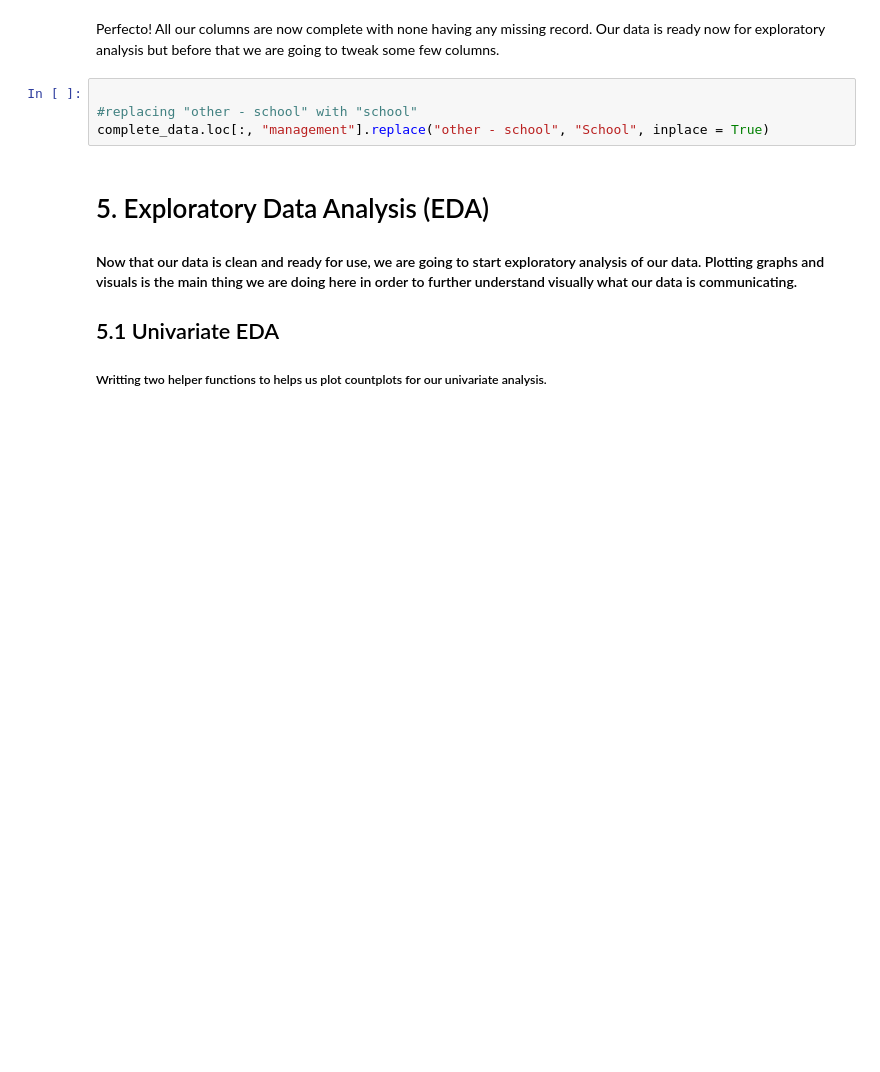
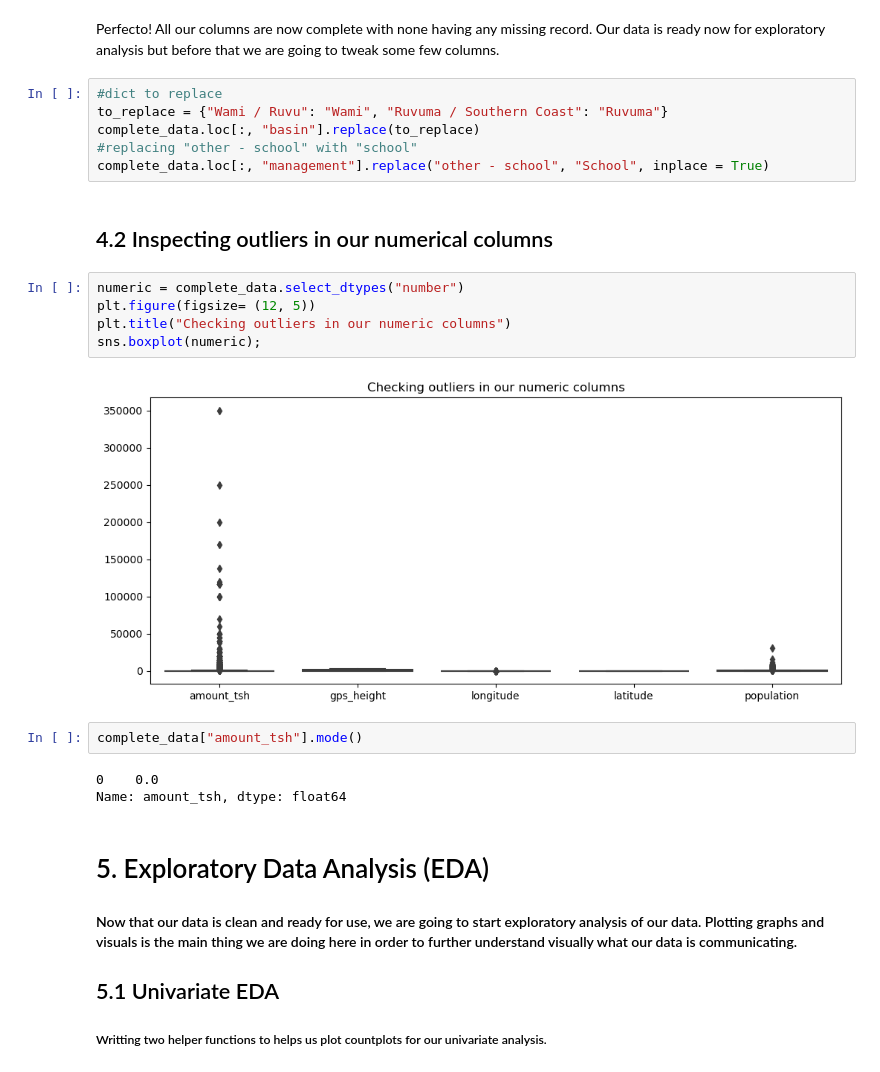
Before and after one commit to dev-ezzy/Classification-model, a Jupyter notebook: index.ipynb, the cells around one changed output. Cells and saved outputs as stored; diff of their text form; blank space fills up the shorter version.

```diff
--- a/index.ipynb
+++ b/index.ipynb
@@ -692,9 +692,25 @@ memory usage: 9.5+ MB
 # %% [markdown]
 Perfecto! All our columns are now complete with none having any missing record. Our data is ready now for exploratory analysis but before that we are going to tweak some few columns.
 # %%
-
+#dict to replace
+to_replace = {"Wami / Ruvu": "Wami", "Ruvuma / Southern Coast": "Ruvuma"}
+complete_data.loc[:, "basin"].replace(to_replace)
 #replacing "other - school" with "school"
 complete_data.loc[:, "management"].replace("other - school", "School", inplace = True)
+# %% [markdown]
+## 4.2 Inspecting outliers in our numerical columns
+# %%
+numeric = complete_data.select_dtypes("number")
+plt.figure(figsize= (12, 5))
+plt.title("Checking outliers in our numeric columns")
+sns.boxplot(numeric);
+# %% [output]
+[figure, added]
+# %%
+complete_data["amount_tsh"].mode()
+# %% [output]
+0    0.0
+Name: amount_tsh, dtype: float64
 # %% [markdown]
 # 5. Exploratory Data Analysis (EDA)
 #### Now that our data is clean and ready for use, we are going to start exploratory analysis of our data. Plotting graphs and visuals is the main thing we are doing here in order to further understand visually what our data is communicating.
```
Also changed, not shown: parts of 37 cells of this notebook.
